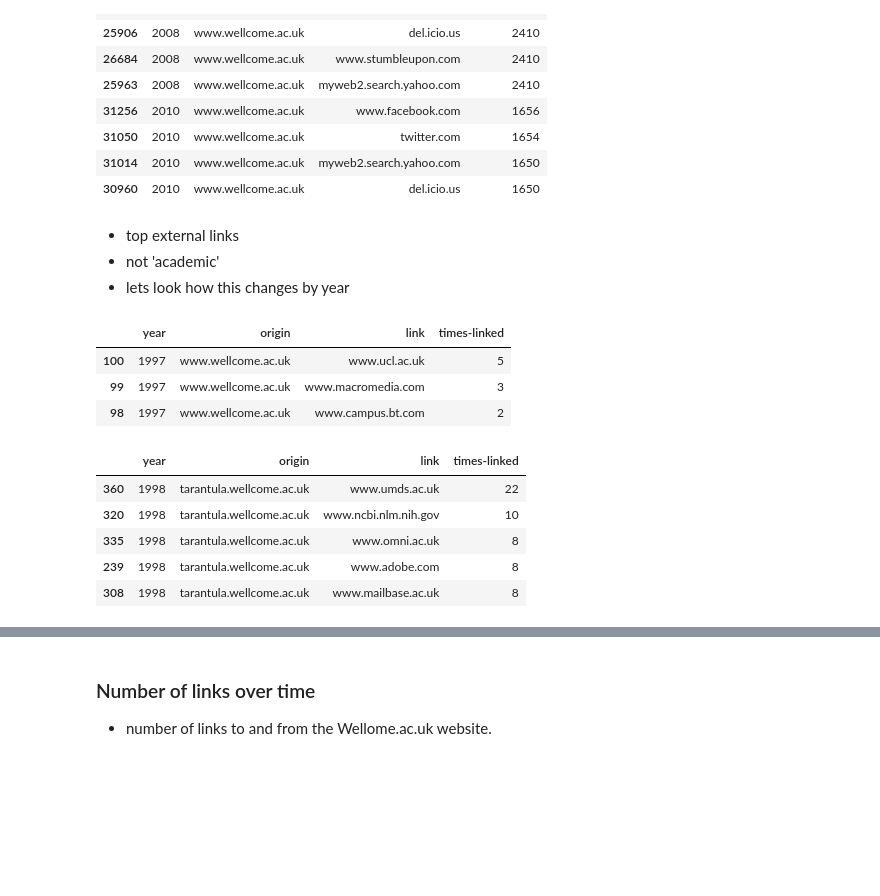
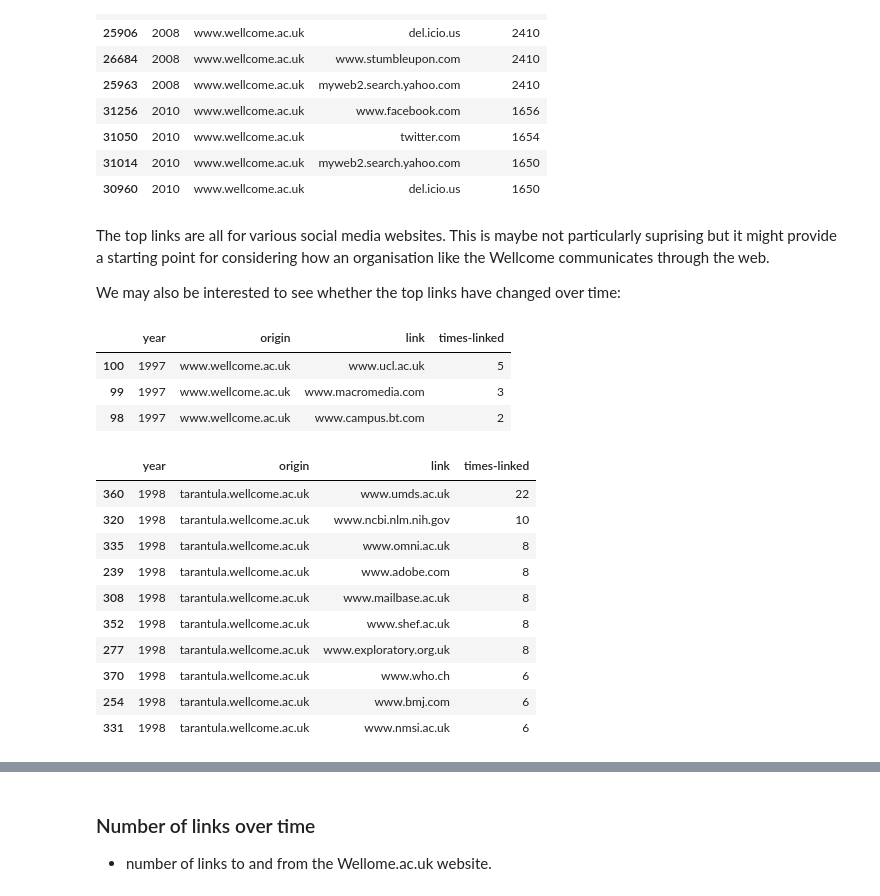
Before and after one commit to davanstrien/uk-web-archive-open-data-wellcome-project, a Jupyter notebook: Wellcome-linkage.ipynb, the cells around one changed output, grey strips where cells are left out. Saved outputs shown, nothing was run; the diff lists cells and outputs as text; code cells hidden in the pictures; blank space fills up the shorter version.

```diff
--- a/Wellcome-linkage.ipynb
+++ b/Wellcome-linkage.ipynb
@@ -122,10 +130,10 @@ wellcome_external_links.sort_values(by="times-linked", ascending=0)[:10]
 | 31050 | 2010 | www.wellcome.ac.uk | twitter.com | 1654 |
 | 31014 | 2010 | www.wellcome.ac.uk | myweb2.search.yahoo.com | 1650 |
 | 30960 | 2010 | www.wellcome.ac.uk | del.icio.us | 1650 |
-# %% [markdown]
-* top external links
-* not 'academic'
-* lets look how this changes by year
+# %% [markdown]
+The top links are all for various social media websites. This is maybe not particularly suprising but it might provide a starting point for considering how an organisation like the Wellcome communicates through the web.
+
+We may also be interested to see whether the top links have changed over time:
 # %%
 wellcome_external_links[wellcome_external_links.year==1997].sort_values(by="times-linked", ascending=0)
 # %% [output]
@@ -134,11 +142,16 @@ wellcome_external_links[wellcome_external_links.year==1997].sort_values(by="time
 | 99 | 1997 | www.wellcome.ac.uk | www.macromedia.com | 3 |
 | 98 | 1997 | www.wellcome.ac.uk | www.campus.bt.com | 2 |
 # %%
-wellcome_external_links[wellcome_external_links.year==1998].sort_values(by="times-linked", ascending=0).head(5)
+wellcome_external_links[wellcome_external_links.year==1998].sort_values(by="times-linked", ascending=0).head(10)
 # %% [output]
 |  | year | origin | link | times-linked |
 | 360 | 1998 | tarantula.wellcome.ac.uk | www.umds.ac.uk | 22 |
 | 320 | 1998 | tarantula.wellcome.ac.uk | www.ncbi.nlm.nih.gov | 10 |
 | 335 | 1998 | tarantula.wellcome.ac.uk | www.omni.ac.uk | 8 |
 | 239 | 1998 | tarantula.wellcome.ac.uk | www.adobe.com | 8 |
 | 308 | 1998 | tarantula.wellcome.ac.uk | www.mailbase.ac.uk | 8 |
+| 352 | 1998 | tarantula.wellcome.ac.uk | www.shef.ac.uk | 8 |
+| 277 | 1998 | tarantula.wellcome.ac.uk | www.exploratory.org.uk | 8 |
+| 370 | 1998 | tarantula.wellcome.ac.uk | www.who.ch | 6 |
+| 254 | 1998 | tarantula.wellcome.ac.uk | www.bmj.com | 6 |
+| 331 | 1998 | tarantula.wellcome.ac.uk | www.nmsi.ac.uk | 6 |
```
Also changed, not shown: parts of 14 cells of this notebook.
